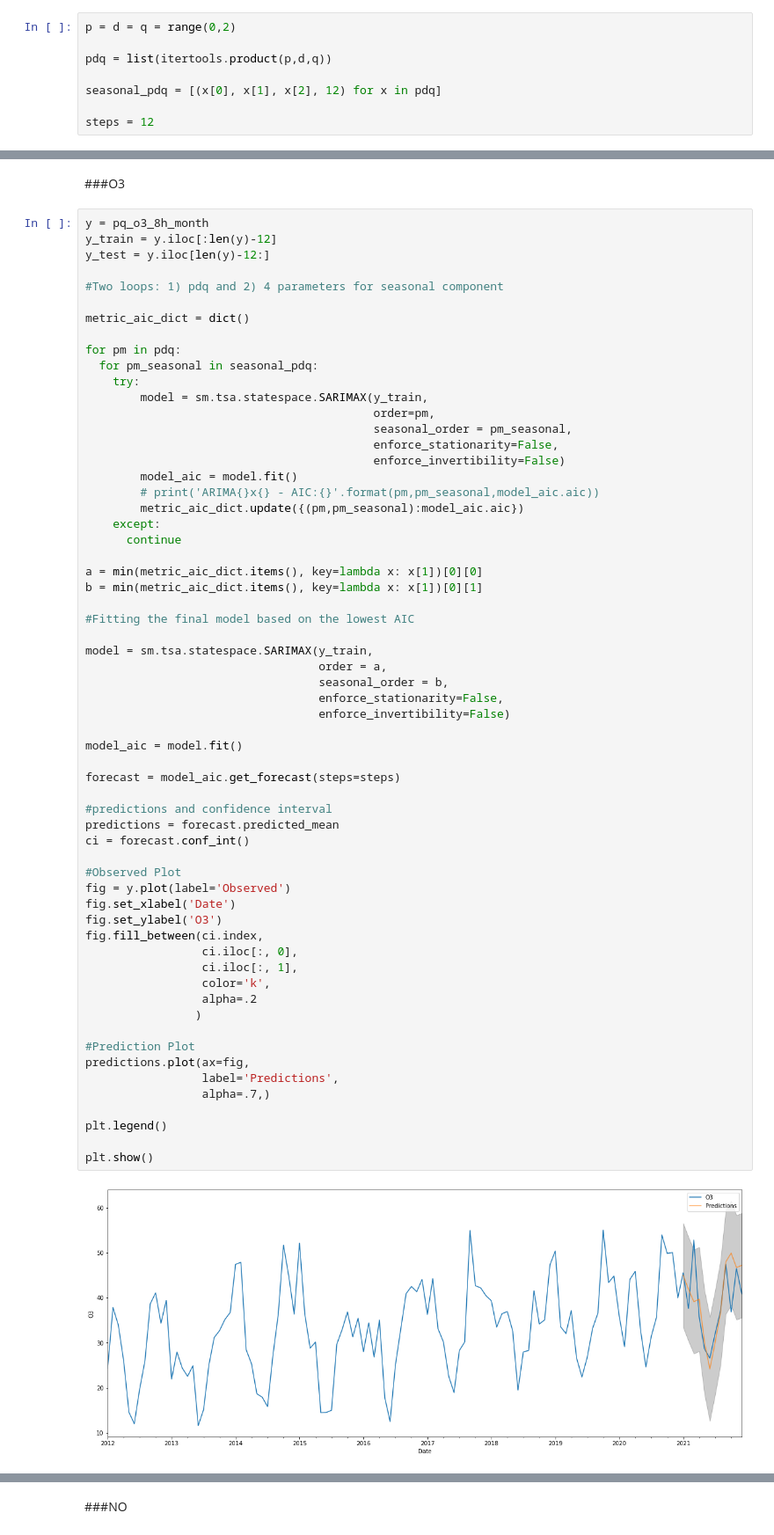
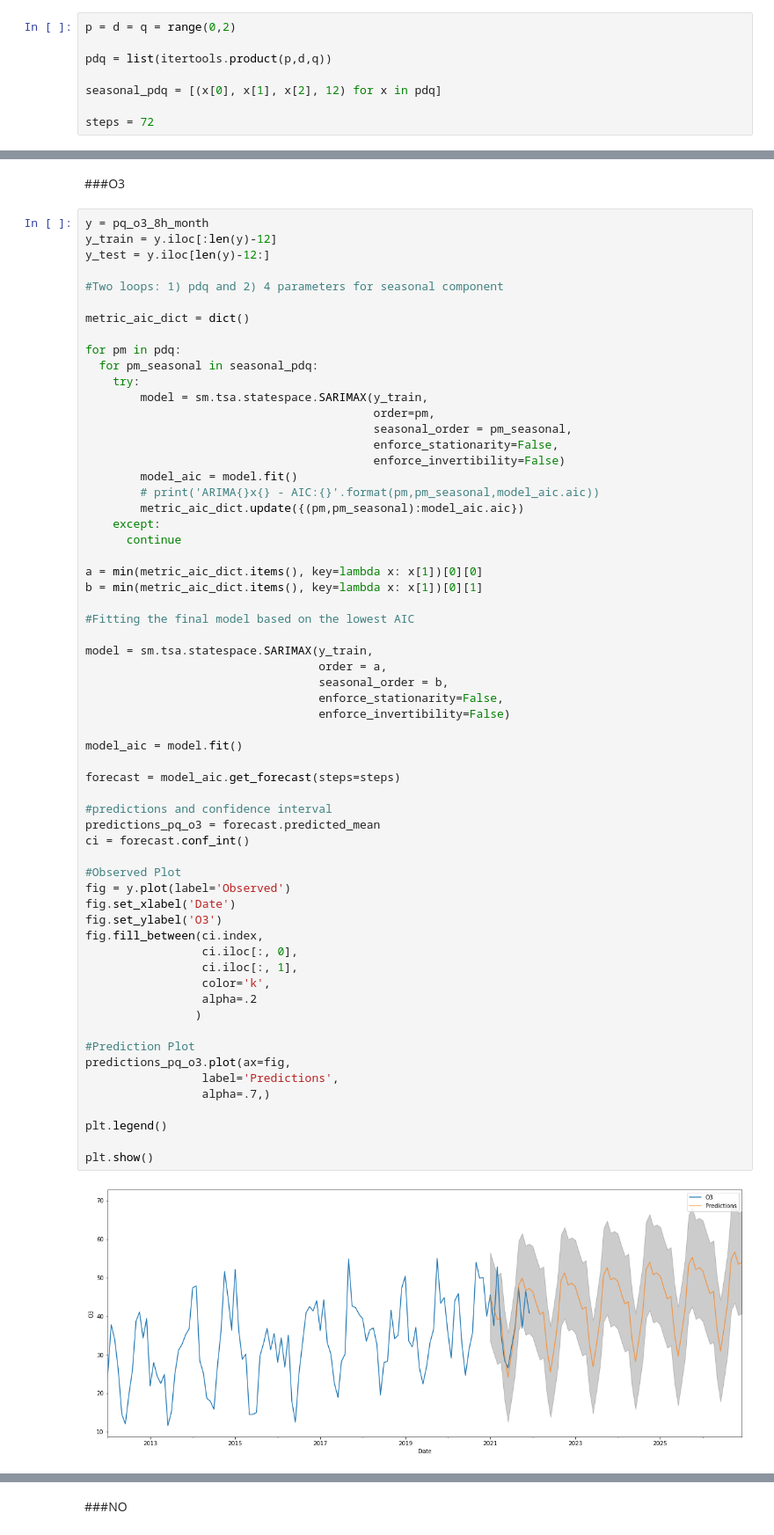
Before and after one commit to antoniogss/air_quality, a Jupyter notebook: sarima_forecasting.ipynb, the cells around one changed output, grey strips where cells are left out. Shown at 88% size. Drawn from its saved outputs; the diff is of its cells as text.

```diff
--- a/sarima_forecasting.ipynb
+++ b/sarima_forecasting.ipynb
@@ -110,7 +110,7 @@ pdq = list(itertools.product(p,d,q))
 
 seasonal_pdq = [(x[0], x[1], x[2], 12) for x in pdq]
 
-steps = 12
+steps = 72
 # %% [markdown]
 ##Capão Redondo
 # %% [markdown]
@@ -800,33 +1127,33 @@ model = sm.tsa.statespace.SARIMAX(y_train,
                                   seasonal_order = b,
                                   enforce_stationarity=False,
                                   enforce_invertibility=False)
 
 model_aic = model.fit()
 
 forecast = model_aic.get_forecast(steps=steps)
 
 #predictions and confidence interval
-predictions = forecast.predicted_mean
+predictions_pq_o3 = forecast.predicted_mean
 ci = forecast.conf_int()
 
 #Observed Plot
 fig = y.plot(label='Observed')
 fig.set_xlabel('Date')
 fig.set_ylabel('O3')
 fig.fill_between(ci.index,
                  ci.iloc[:, 0],
                  ci.iloc[:, 1],
                  color='k',
                  alpha=.2
                 )
 
 #Prediction Plot
-predictions.plot(ax=fig,
+predictions_pq_o3.plot(ax=fig,
                  label='Predictions',
                  alpha=.7,)
 
 plt.legend()
 
 plt.show()
 # %% [output]
-[figure, old version]
+[figure, new version]
```
Also changed, not shown: parts of 33 cells of this notebook.
